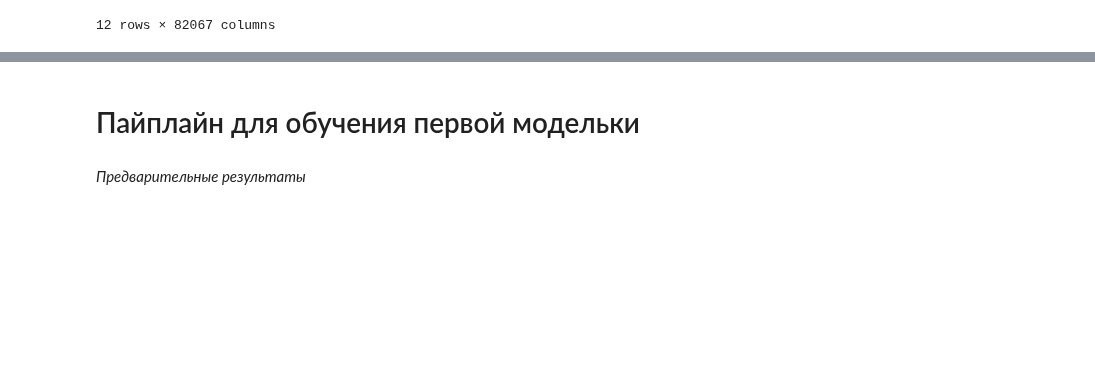
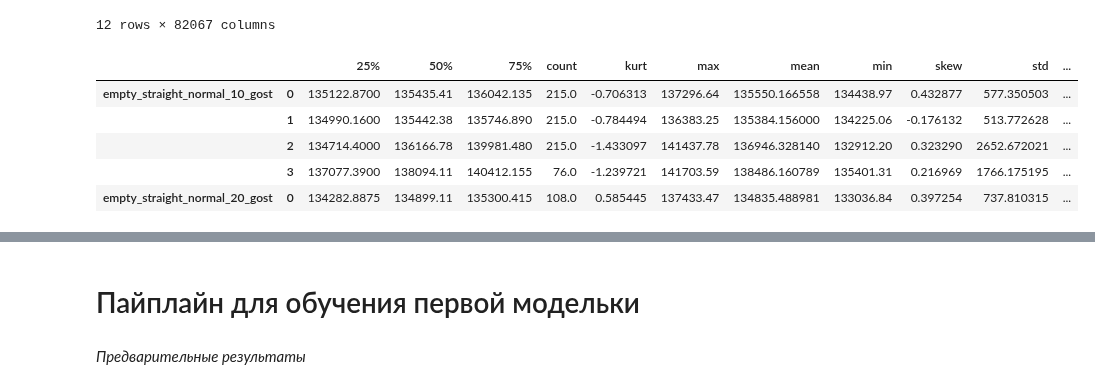
Before and after one commit to daniilgorenkov/Dissertation, a Jupyter notebook: observe.ipynb, the cells around one changed output, grey strips where cells are left out. Saved outputs shown, nothing was run; the diff lists cells and outputs as text; code cells hidden in the pictures; blank space fills up the shorter version.

```diff
--- a/observe.ipynb
+++ b/observe.ipynb
@@ -471,2 +474,9 @@ df_.T.to_parquet("data_82k_raw.parquet")
 # %%
-DF = df_
+DF.head()
+# %% [output]
+|  |  | 25% | 50% | 75% | count | kurt | max | mean | min | skew | std | ... |
+| empty_straight_normal_10_gost | 0 | 135122.8700 | 135435.41 | 136042.135 | 215.0 | -0.706313 | 137296.64 | 135550.166558 | 134438.97 | 0.432877 | 577.350503 | ... |
+|  | 1 | 134990.1600 | 135442.38 | 135746.890 | 215.0 | -0.784494 | 136383.25 | 135384.156000 | 134225.06 | -0.176132 | 513.772628 | ... |
+|  | 2 | 134714.4000 | 136166.78 | 139981.480 | 215.0 | -1.433097 | 141437.78 | 136946.328140 | 132912.20 | 0.323290 | 2652.672021 | ... |
+|  | 3 | 137077.3900 | 138094.11 | 140412.155 | 76.0 | -1.239721 | 141703.59 | 138486.160789 | 135401.31 | 0.216969 | 1766.175195 | ... |
+| empty_straight_normal_20_gost | 0 | 134282.8875 | 134899.11 | 135300.415 | 108.0 | 0.585445 | 137433.47 | 134835.488981 | 133036.84 | 0.397254 | 737.810315 | ... |
```
Also changed, not shown: parts of 21 cells of this notebook.
